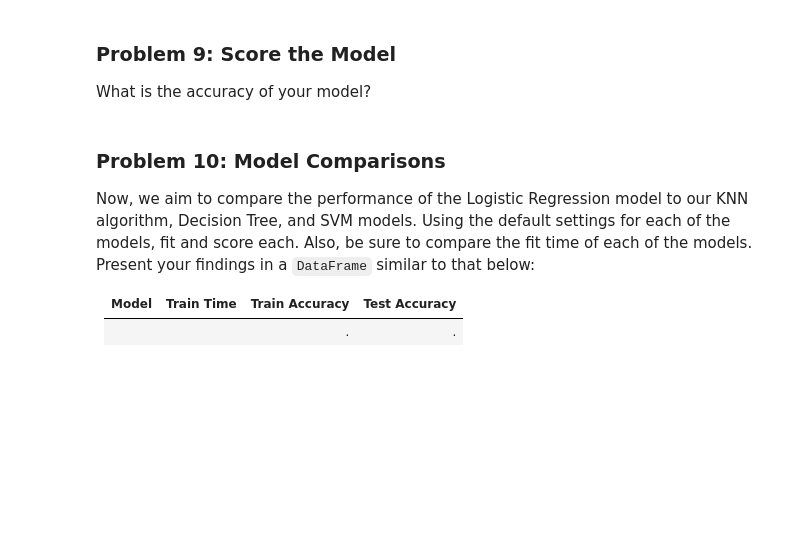
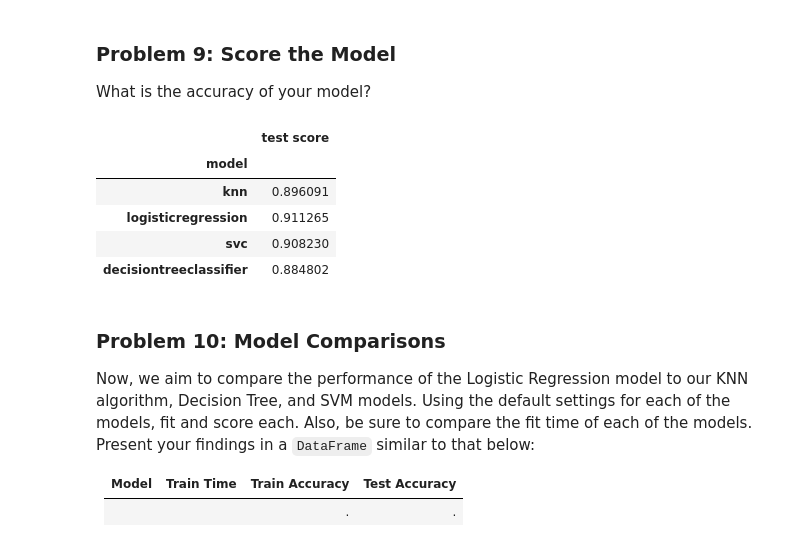
Before and after one commit to codemonkey1101/module-17, a Jupyter notebook: prompt_III.ipynb, the cells around one changed output. Saved outputs shown, nothing was run; the diff lists cells and outputs as text; code cells hidden in the pictures; blank space fills up the shorter version.

```diff
--- a/prompt_III.ipynb
+++ b/prompt_III.ipynb
@@ -305,6 +309,16 @@ Use Logistic Regression to build a basic model on your data.
 ### Problem 9: Score the Model
 
 What is the accuracy of your model?
+# %%
+# baseline accuracy for each model is as follows
+results_df.loc[:, ['test score']]
+# %% [output]
+|  | test score |
+| model |  |
+| knn | 0.896091 |
+| logisticregression | 0.911265 |
+| svc | 0.908230 |
+| decisiontreeclassifier | 0.884802 |
 # %% [markdown]
 ### Problem 10: Model Comparisons
 
```
Also changed, not shown: parts of 19 cells of this notebook, 13 other files.
